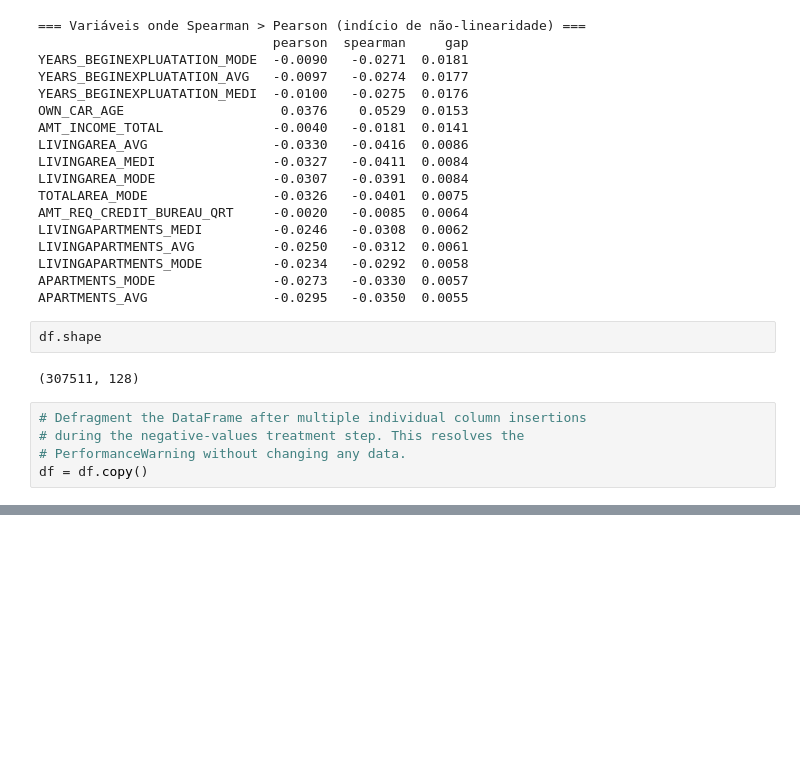
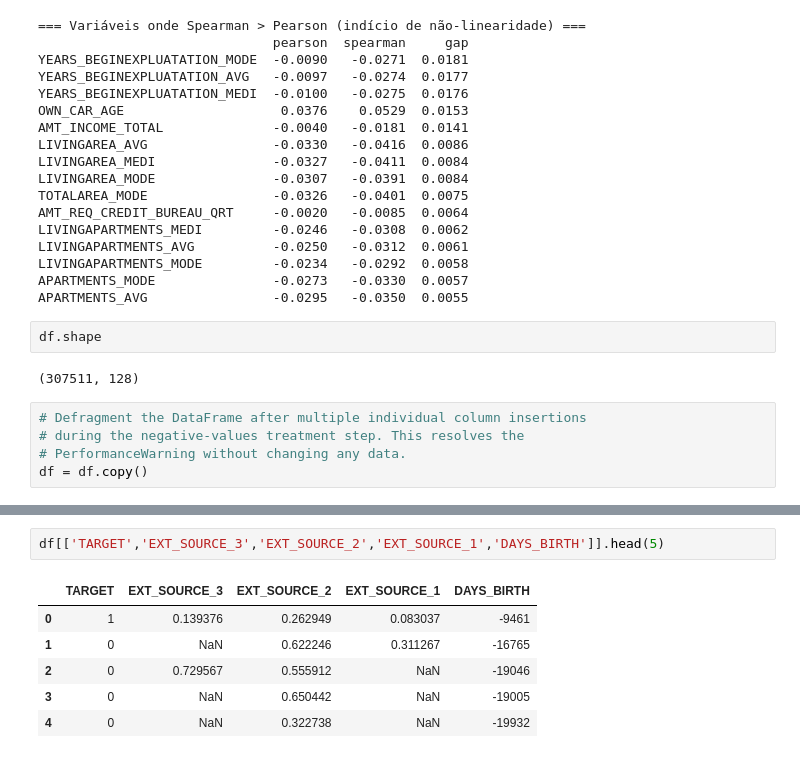
Before and after one commit to vitor-km/home-credit-default-risk, a Jupyter notebook: notebooks/01_eda.ipynb, the cells around one changed output, grey strips where cells are left out. Cells and saved outputs as stored; diff of their text form; blank space fills up the shorter version.

```diff
--- a/notebooks/01_eda.ipynb
+++ b/notebooks/01_eda.ipynb
@@ -405,0 +413,9 @@ df = df.copy()
+# %%
+df[['TARGET','EXT_SOURCE_3','EXT_SOURCE_2','EXT_SOURCE_1','DAYS_BIRTH']].head(5)
+# %% [output]
+|  | TARGET | EXT_SOURCE_3 | EXT_SOURCE_2 | EXT_SOURCE_1 | DAYS_BIRTH |
+| 0 | 1 | 0.139376 | 0.262949 | 0.083037 | -9461 |
+| 1 | 0 | NaN | 0.622246 | 0.311267 | -16765 |
+| 2 | 0 | 0.729567 | 0.555912 | NaN | -19046 |
+| 3 | 0 | NaN | 0.650442 | NaN | -19005 |
+| 4 | 0 | NaN | 0.322738 | NaN | -19932 |
```
Also changed, not shown: parts of 5 cells of this notebook.
